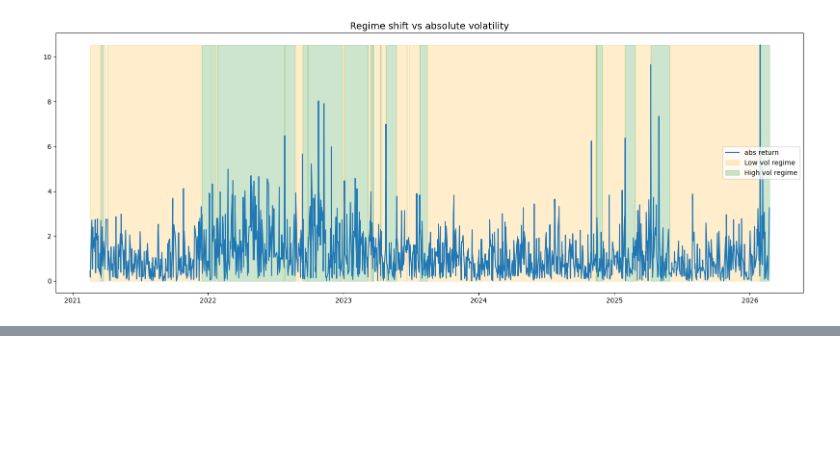
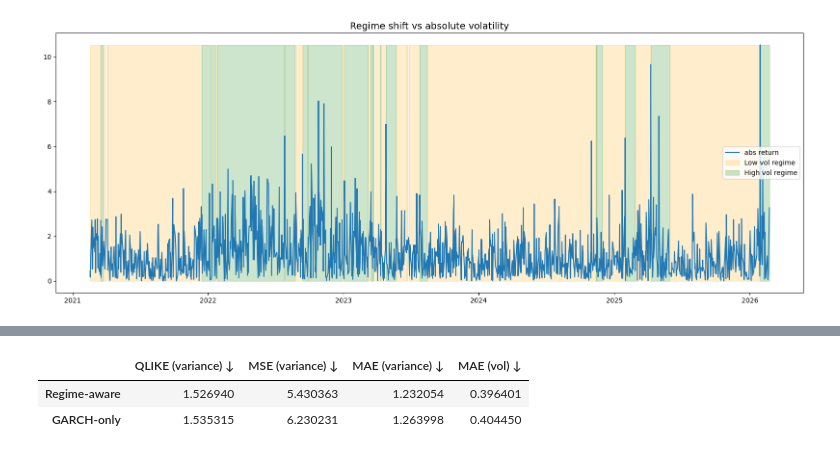
Before and after one commit to shashankgarewal/Time-Series-Analysis-Forecasting, a Jupyter notebook: notebooks/03_statistical_model.ipynb, the cells around one changed output, grey strips where cells are left out. Cells and saved outputs as stored; diff of their text form; code cells hidden in the pictures; blank space fills up the shorter version.

```diff
--- a/notebooks/03_baseline_model.ipynb
+++ b/notebooks/03_statistical_model.ipynb
@@ -310,0 +504,79 @@ plt.show()
+# %%
+# Build realized volatility proxy (truth)
+def realized_vol_proxy(returns: pd.Series, window: int = 5, kind: str = "rv") -> pd.Series:
+    """
+    Returns a proxy for realized volatility on the SAME SCALE as returns.
+    - kind="rv": sqrt(sum r^2) over window (vol over window)
+    - kind="rms": sqrt(mean r^2) over window (avg daily vol over window)
+    """
+    r2 = returns.pow(2)
+    if kind == "rv":
+        return r2.rolling(window).sum().pow(0.5)
+    elif kind == "rms":
+        return r2.rolling(window).mean().pow(0.5)
+    else:
+        raise ValueError("kind must be 'rv' or 'rms'")
+
+# choose one
+rv_window = 5
+rv = realized_vol_proxy(r_aligned, window=rv_window, kind="rms")  # daily vol proxy
+
+# Align everything to same index
+def align_series(*series):
+    idx = series[0].index
+    for s in series[1:]:
+        idx = idx.intersection(s.index)
+    out = [s.loc[idx].dropna() for s in series]
+    # after dropna, re-intersect again
+    idx2 = out[0].index
+    for s in out[1:]:
+        idx2 = idx2.intersection(s.index)
+    return [s.loc[idx2] for s in out]
+
+rv_al, reg_al, garch_al = align_series(rv, rolling_pred_garch_t, rolling_pred_regime_aware)
+
+# Convert vol -> variance (what losses typically use)
+v_true = rv_al.pow(2)
+v_reg  = reg_al.pow(2)
+v_garch = garch_al.pow(2)
+
+# Metrics (QLIKE + MSE/MAE on variance + MAE on vol)
+def qlike(v_true: pd.Series, v_pred: pd.Series, eps: float = 1e-12) -> float:
+    """
+    QLIKE loss on variance forecasts: mean(log(v_pred) + v_true/v_pred)
+    Lower is better.
+    """
+    vt = v_true.clip(lower=eps)
+    vp = v_pred.clip(lower=eps)
+    return float((np.log(vp) + (vt / vp)).mean())
+
+def mse(a: pd.Series, b: pd.Series) -> float:
+    return float(((a - b) ** 2).mean())
+
+def mae(a: pd.Series, b: pd.Series) -> float:
+    return float((a - b).abs().mean())
+
+results = {
+    "QLIKE (variance) ↓": {
+        "Regime-aware": qlike(v_true, v_reg),
+        "GARCH-only":   qlike(v_true, v_garch),
+    },
+    "MSE (variance) ↓": {
+        "Regime-aware": mse(v_true, v_reg),
+        "GARCH-only":   mse(v_true, v_garch),
+    },
+    "MAE (variance) ↓": {
+        "Regime-aware": mae(v_true, v_reg),
+        "GARCH-only":   mae(v_true, v_garch),
+    },
+    "MAE (vol) ↓": {
+        "Regime-aware": mae(rv_al, reg_al),
+        "GARCH-only":   mae(rv_al, garch_al),
+    },
+}
+
+pd.DataFrame(results)
+# %% [output]
+|  | QLIKE (variance) ↓ | MSE (variance) ↓ | MAE (variance) ↓ | MAE (vol) ↓ |
+| Regime-aware | 1.526940 | 5.430363 | 1.232054 | 0.396401 |
+| GARCH-only | 1.535315 | 6.230231 | 1.263998 | 0.404450 |
```
Also changed, not shown: parts of 16 cells of this notebook.
